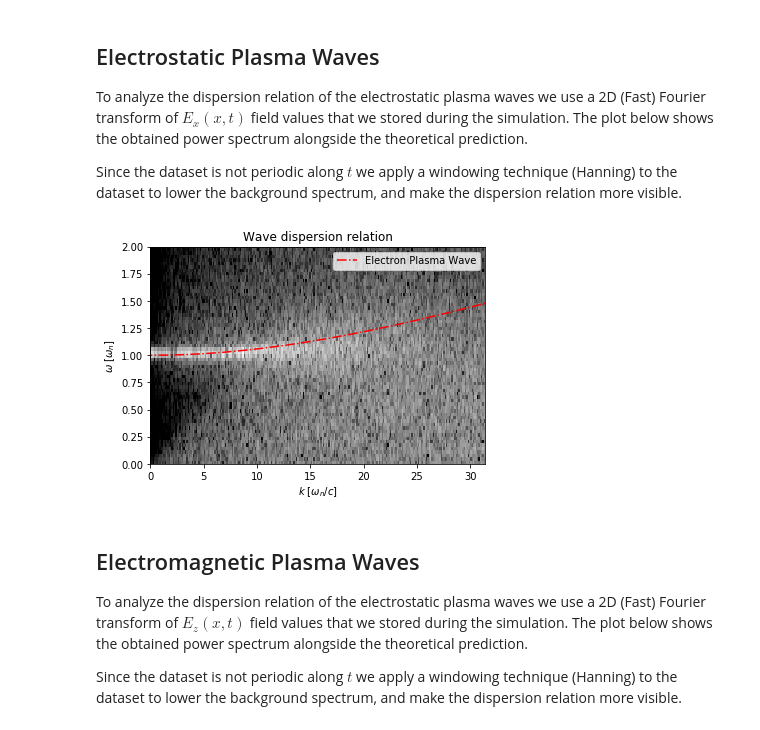
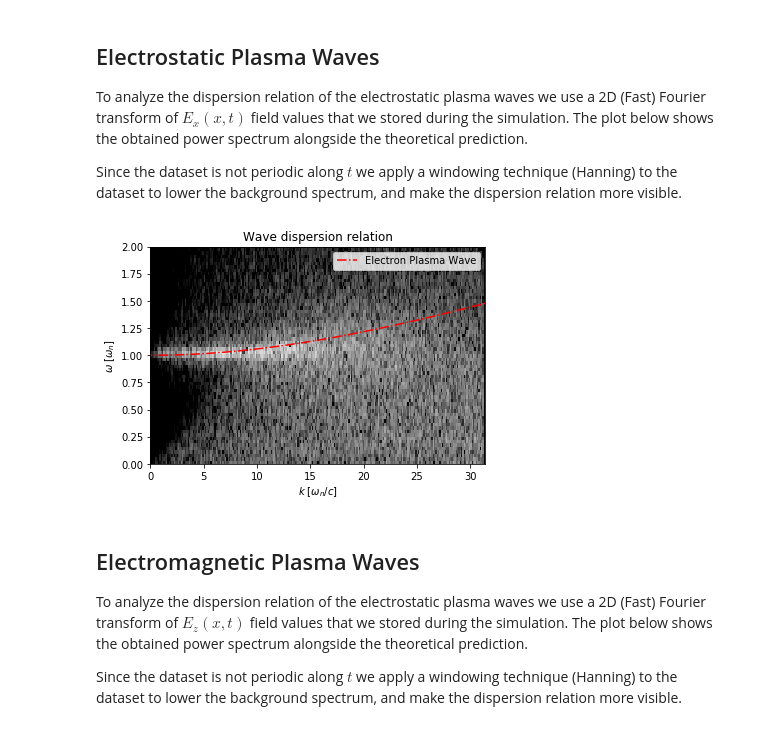
Before and after one commit to ricardo-fonseca/zpic, a Jupyter notebook: python/Electron Plasma Waves.ipynb, the cells around one changed output. Drawn from its saved outputs; the diff is of its cells as text; code cells hidden in the pictures.

```diff
--- a/python/Electron Plasma Waves.ipynb
+++ b/python/Electron Plasma Waves.ipynb
@@ -131,35 +131,35 @@ import matplotlib.colors as colors
 # (omega,k) power spectrum
 
 win = np.hanning(niter)
 for i in range(sim.nx):
     Ex_t[:,i] *= win
 
 sp = np.abs(np.fft.fft2(Ex_t))**2
 sp = np.fft.fftshift( sp )
 
 k_max = np.pi / sim.dx
 omega_max = np.pi / sim.dt
 
-plt.imshow( sp, origin = 'lower', norm=colors.LogNorm(vmin = 1e-1),
+plt.imshow( sp, origin = 'lower', norm=colors.LogNorm(vmin = 1.0),
            extent = ( -k_max, k_max, -omega_max, omega_max ),
            aspect = 'auto', cmap = 'gray')
 
 k = np.linspace(-k_max, k_max, num = 512)
 w=np.sqrt(1 + 3 * v_the**2 * k**2)
 plt.plot( k, w, label = "Electron Plasma Wave", color = 'r',ls = '-.' )
 
 
 plt.ylim(0,2)
 plt.xlim(0,k_max)
 plt.xlabel("$k$ [$\omega_n/c$]")
 plt.ylabel("$\omega$ [$\omega_n$]")
 plt.title("Wave dispersion relation")
 
 plt.legend()
 
 plt.show()
 # %% [output]
-[figure, old version]
+[figure, new version]
 # %% [markdown]
 ## Electromagnetic Plasma Waves
 To analyze the dispersion relation of the electrostatic plasma waves we use a 2D (Fast) Fourier transform of $E_z(x,t)$ field values that we stored during the simulation. The plot below shows the obtained power spectrum alongside the theoretical prediction.
```
Also changed, not shown: parts of 3 cells of this notebook, 6 other files.
